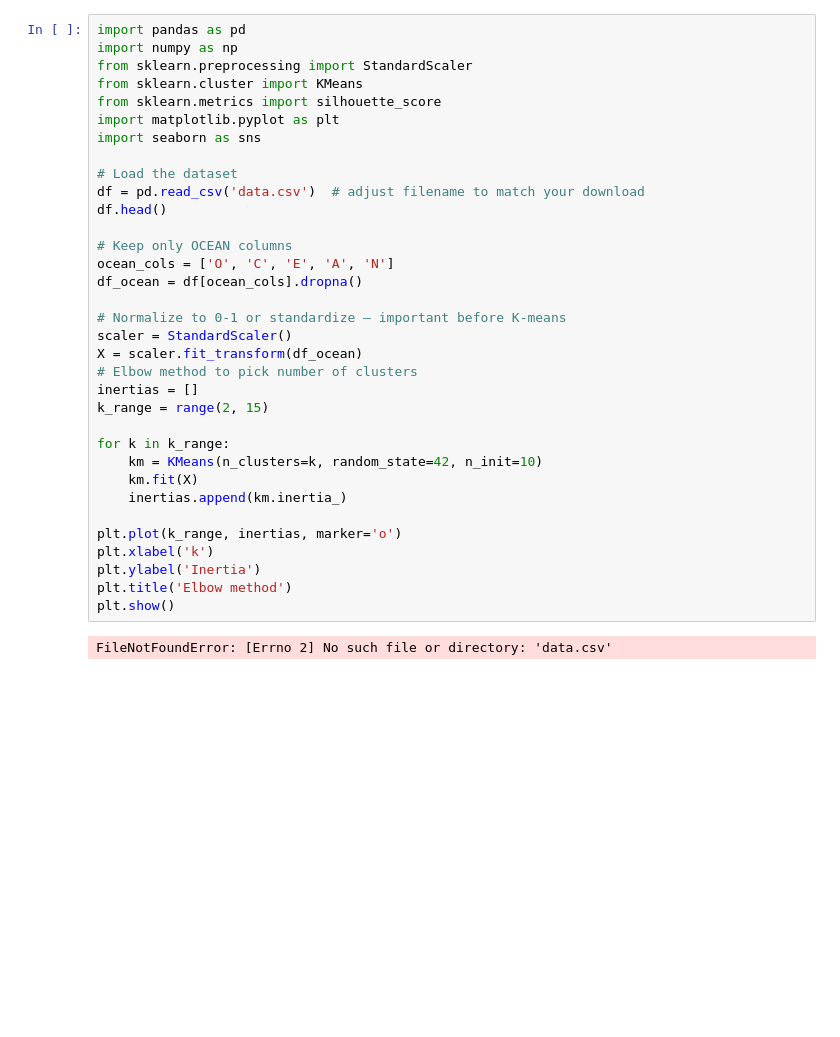
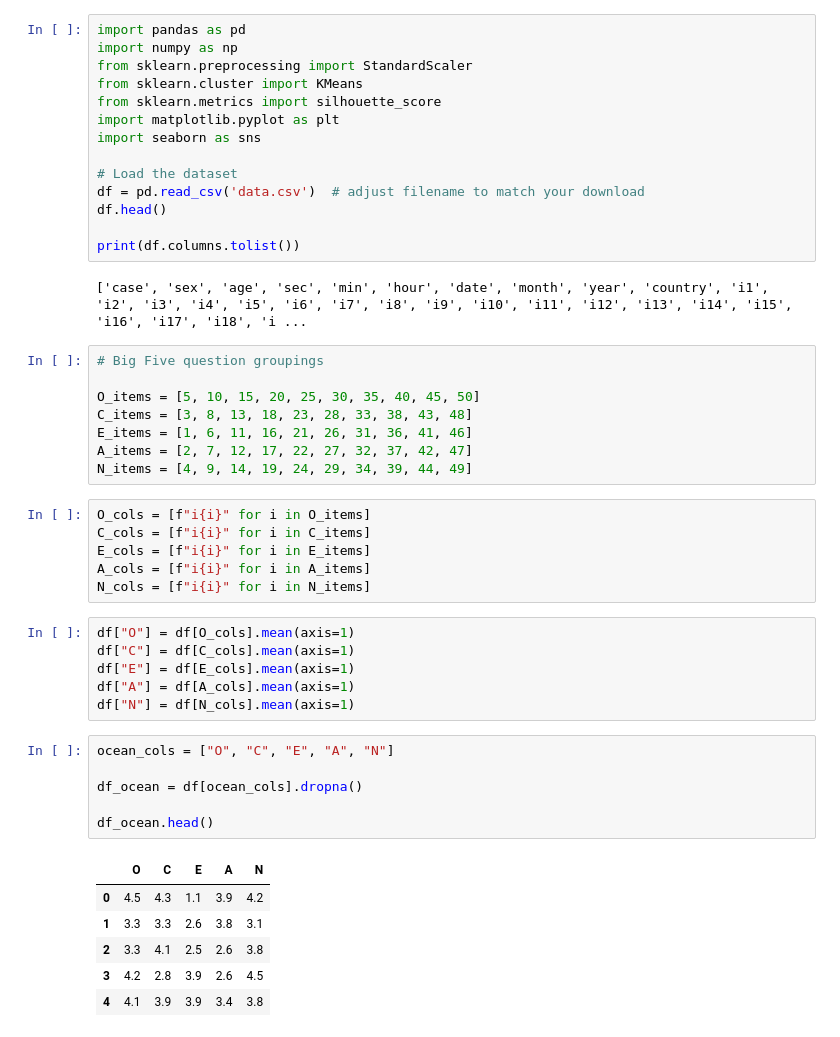
Before and after one commit to joyliu110/ECS-111-Final-Project, a Jupyter notebook: EDA.ipynb, the cells around one changed output. Drawn from its saved outputs; the diff is of its cells as text; blank space fills up the shorter version.

```diff
--- a/EDA.ipynb
+++ b/EDA.ipynb
@@ -11,26 +11,39 @@ import seaborn as sns
 df = pd.read_csv('data.csv')  # adjust filename to match your download
 df.head()
 
-# Keep only OCEAN columns
-ocean_cols = ['O', 'C', 'E', 'A', 'N']
-df_ocean = df[ocean_cols].dropna()
-
-# Normalize to 0-1 or standardize — important before K-means
-scaler = StandardScaler()
-X = scaler.fit_transform(df_ocean)
-# Elbow method to pick number of clusters
-inertias = []
-k_range = range(2, 15)
-
-for k in k_range:
-    km = KMeans(n_clusters=k, random_state=42, n_init=10)
-    km.fit(X)
-    inertias.append(km.inertia_)
-
-plt.plot(k_range, inertias, marker='o')
-plt.xlabel('k')
-plt.ylabel('Inertia')
-plt.title('Elbow method')
-plt.show()
+print(df.columns.tolist())
 # %% [output]
-FileNotFoundError: [Errno 2] No such file or directory: 'data.csv'
+['case', 'sex', 'age', 'sec', 'min', 'hour', 'date', 'month', 'year', 'country', 'i1', 'i2', 'i3', 'i4', 'i5', 'i6', 'i7', 'i8', 'i9', 'i10', 'i11', 'i12', 'i13', 'i14', 'i15', 'i16', 'i17', 'i18', 'i ...
+# %%
+# Big Five question groupings
+
+O_items = [5, 10, 15, 20, 25, 30, 35, 40, 45, 50]
+C_items = [3, 8, 13, 18, 23, 28, 33, 38, 43, 48]
+E_items = [1, 6, 11, 16, 21, 26, 31, 36, 41, 46]
+A_items = [2, 7, 12, 17, 22, 27, 32, 37, 42, 47]
+N_items = [4, 9, 14, 19, 24, 29, 34, 39, 44, 49]
+# %%
+O_cols = [f"i{i}" for i in O_items]
+C_cols = [f"i{i}" for i in C_items]
+E_cols = [f"i{i}" for i in E_items]
+A_cols = [f"i{i}" for i in A_items]
+N_cols = [f"i{i}" for i in N_items]
+# %%
+df["O"] = df[O_cols].mean(axis=1)
+df["C"] = df[C_cols].mean(axis=1)
+df["E"] = df[E_cols].mean(axis=1)
+df["A"] = df[A_cols].mean(axis=1)
+df["N"] = df[N_cols].mean(axis=1)
+# %%
+ocean_cols = ["O", "C", "E", "A", "N"]
+
+df_ocean = df[ocean_cols].dropna()
+
+df_ocean.head()
+# %% [output]
+|  | O | C | E | A | N |
+| 0 | 4.5 | 4.3 | 1.1 | 3.9 | 4.2 |
+| 1 | 3.3 | 3.3 | 2.6 | 3.8 | 3.1 |
+| 2 | 3.3 | 4.1 | 2.5 | 2.6 | 3.8 |
+| 3 | 4.2 | 2.8 | 3.9 | 2.6 | 4.5 |
+| 4 | 4.1 | 3.9 | 3.9 | 3.4 | 3.8 |
```
Also changed, not shown: parts of 5 cells of this notebook.
